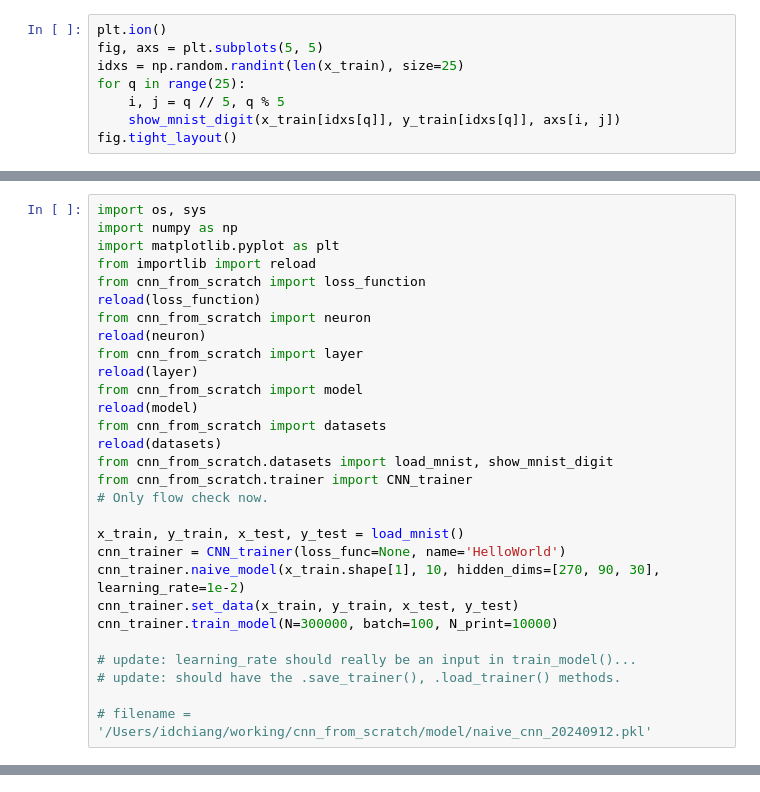
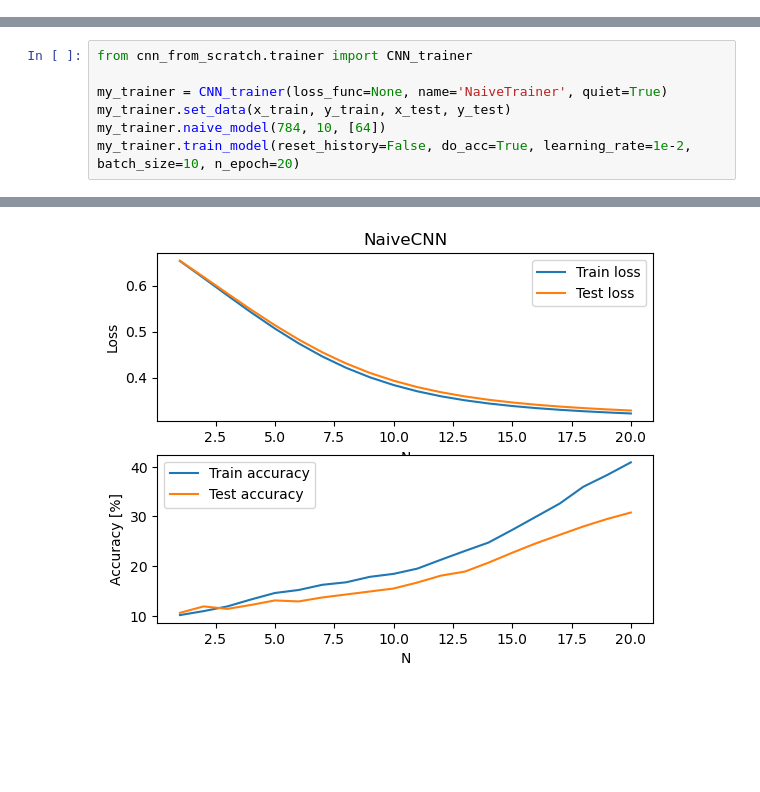
Before and after one commit to idchiang/cnn_from_scratch, a Jupyter notebook: playground.ipynb, the cells around one changed output, grey strips where cells are left out. Cells and saved outputs as stored; diff of their text form; blank space fills up the shorter version.

```diff
--- a/playground.ipynb
+++ b/playground.ipynb
@@ -23,11 +31,3 @@ x_train, y_train, x_test, y_test = load_mnist()
 print(x_train.shape, y_train.shape)
 # %% [output]
 (60000, 784) (60000, 10)
-# %%
-plt.ion()
-fig, axs = plt.subplots(5, 5)
-idxs = np.random.randint(len(x_train), size=25)
-for q in range(25):
-    i, j = q // 5, q % 5
-    show_mnist_digit(x_train[idxs[q]], y_train[idxs[q]], axs[i, j])
-fig.tight_layout()
@@ -36,29 +33,0 @@ fig.tight_layout()
-# %%
-import os, sys
-import numpy as np
-import matplotlib.pyplot as plt
-from importlib import reload
-from cnn_from_scratch import loss_function
-reload(loss_function)
-from cnn_from_scratch import neuron
-reload(neuron)
-from cnn_from_scratch import layer
-reload(layer)
-from cnn_from_scratch import model
-reload(model)
-from cnn_from_scratch import datasets
-reload(datasets)
-from cnn_from_scratch.datasets import load_mnist, show_mnist_digit
-from cnn_from_scratch.trainer import CNN_trainer
-# Only flow check now.
-
-x_train, y_train, x_test, y_test = load_mnist()
-cnn_trainer = CNN_trainer(loss_func=None, name='HelloWorld')
-cnn_trainer.naive_model(x_train.shape[1], 10, hidden_dims=[270, 90, 30], learning_rate=1e-2)
-cnn_trainer.set_data(x_train, y_train, x_test, y_test)
-cnn_trainer.train_model(N=300000, batch=100, N_print=10000)
-
-# update: learning_rate should really be an input in train_model()...
-# update: should have the .save_trainer(), .load_trainer() methods.
-
-# filename = '/Users/idchiang/working/cnn_from_scratch/model/naive_cnn_20240912.pkl'
@@ -83,0 +101,8 @@ cnn_trainer.train_model(N=300000, batch=100, N_print=10000)
+# %%
+from cnn_from_scratch.trainer import CNN_trainer
+
+my_trainer = CNN_trainer(loss_func=None, name='NaiveTrainer', quiet=True)
+my_trainer.set_data(x_train, y_train, x_test, y_test)
+my_trainer.naive_model(784, 10, [64])
+my_trainer.train_model(reset_history=False, do_acc=True, learning_rate=1e-2, batch_size=10, n_epoch=20)
+# %% [output]
@@ -84 +126,2 @@ cnn_trainer.train_model(N=300000, batch=100, N_print=10000)
+[figure, added]
 # %%
```
Also changed, not shown: parts of 8 cells of this notebook, 8 other files.
